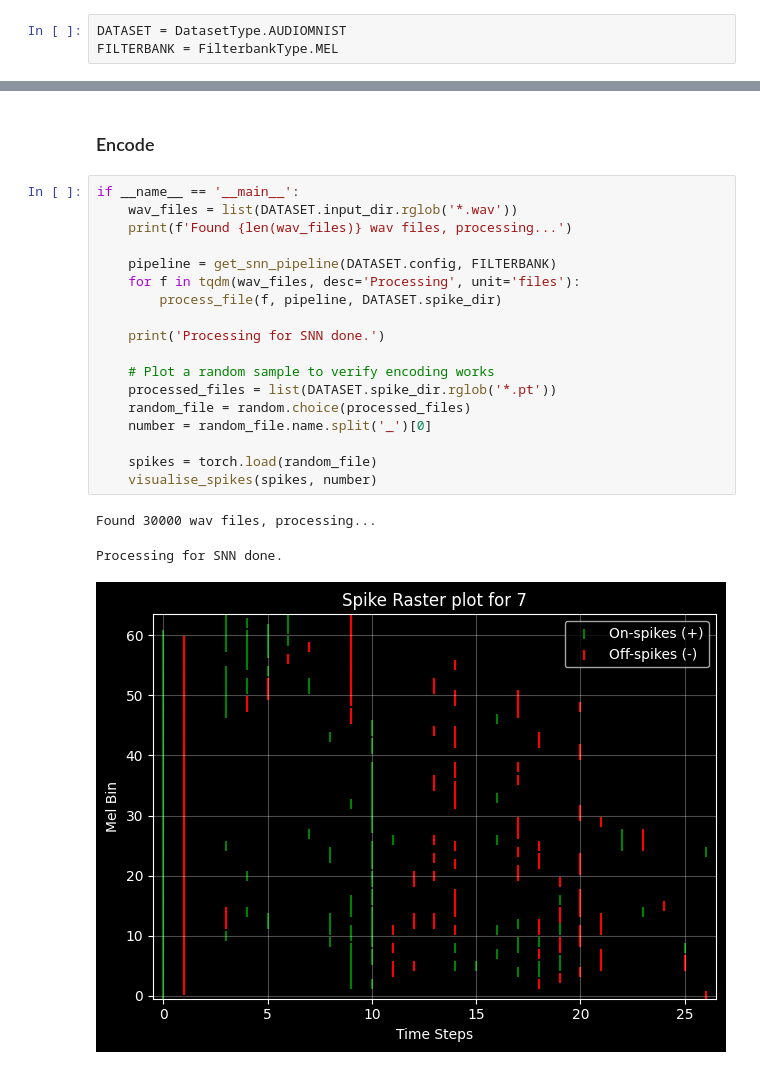
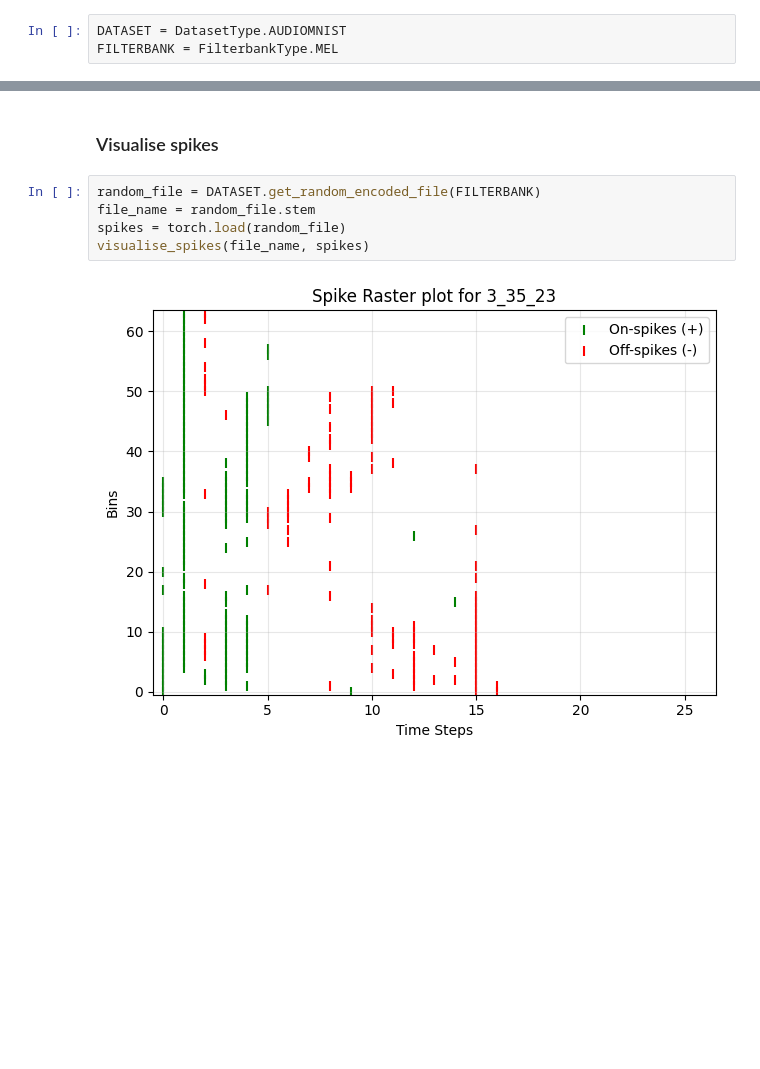
Before and after one commit to jackr03/bio-inspired-sonar-for-underwater-object-detection, a Jupyter notebook: notebooks/phase2/audiomnist_encoding.ipynb, the cells around one changed output, grey strips where cells are left out. Drawn from its saved outputs; the diff is of its cells as text; blank space fills up the shorter version.

Commit message:
Update encoding notebooks, fix exclusion of classes

```diff
--- a/notebooks/phase2/audiomnist_encoding.ipynb
+++ b/notebooks/phase2/audiomnist_encoding.ipynb
@@ -64,24 +19,9 @@ def visualise_spikes(spike_tensor: torch.Tensor, number: int) -> None:
 # %% [markdown]
-### Encode
+### Visualise spikes
 # %%
-if __name__ == '__main__':
-    wav_files = list(DATASET.input_dir.rglob('*.wav'))
-    print(f'Found {len(wav_files)} wav files, processing...')
-
-    pipeline = get_snn_pipeline(DATASET.config, FILTERBANK)
-    for f in tqdm(wav_files, desc='Processing', unit='files'):
-        process_file(f, pipeline, DATASET.spike_dir)
-
-    print('Processing for SNN done.')
-
-    # Plot a random sample to verify encoding works
-    processed_files = list(DATASET.spike_dir.rglob('*.pt'))
-    random_file = random.choice(processed_files)
-    number = random_file.name.split('_')[0]
-
-    spikes = torch.load(random_file)
-    visualise_spikes(spikes, number)
+random_file = DATASET.get_random_encoded_file(FILTERBANK)
+file_name = random_file.stem
+spikes = torch.load(random_file)
+visualise_spikes(file_name, spikes)
 # %% [output]
-Found 30000 wav files, processing...
-Processing for SNN done.
-[figure, old version]
+[figure, new version]
```
Also changed, not shown: parts of 3 cells of this notebook, 7 other files.
